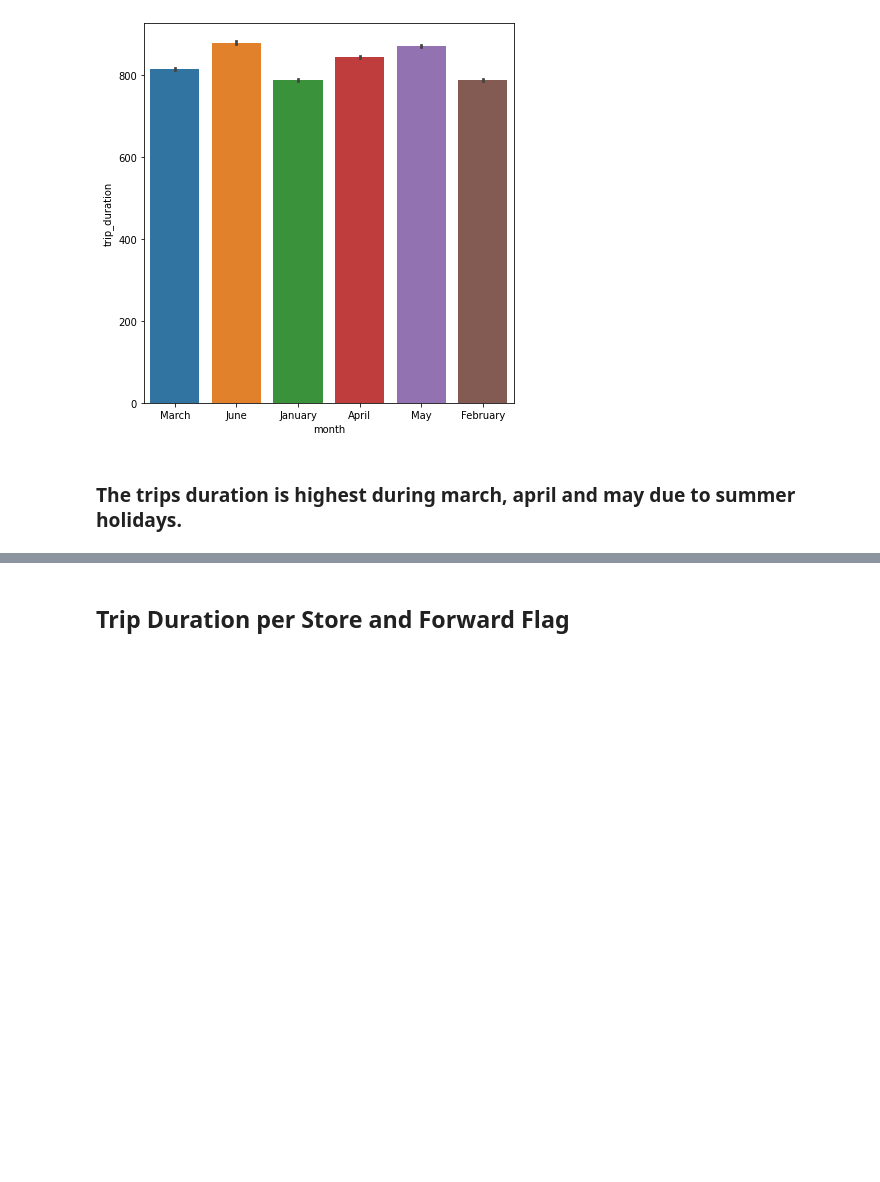
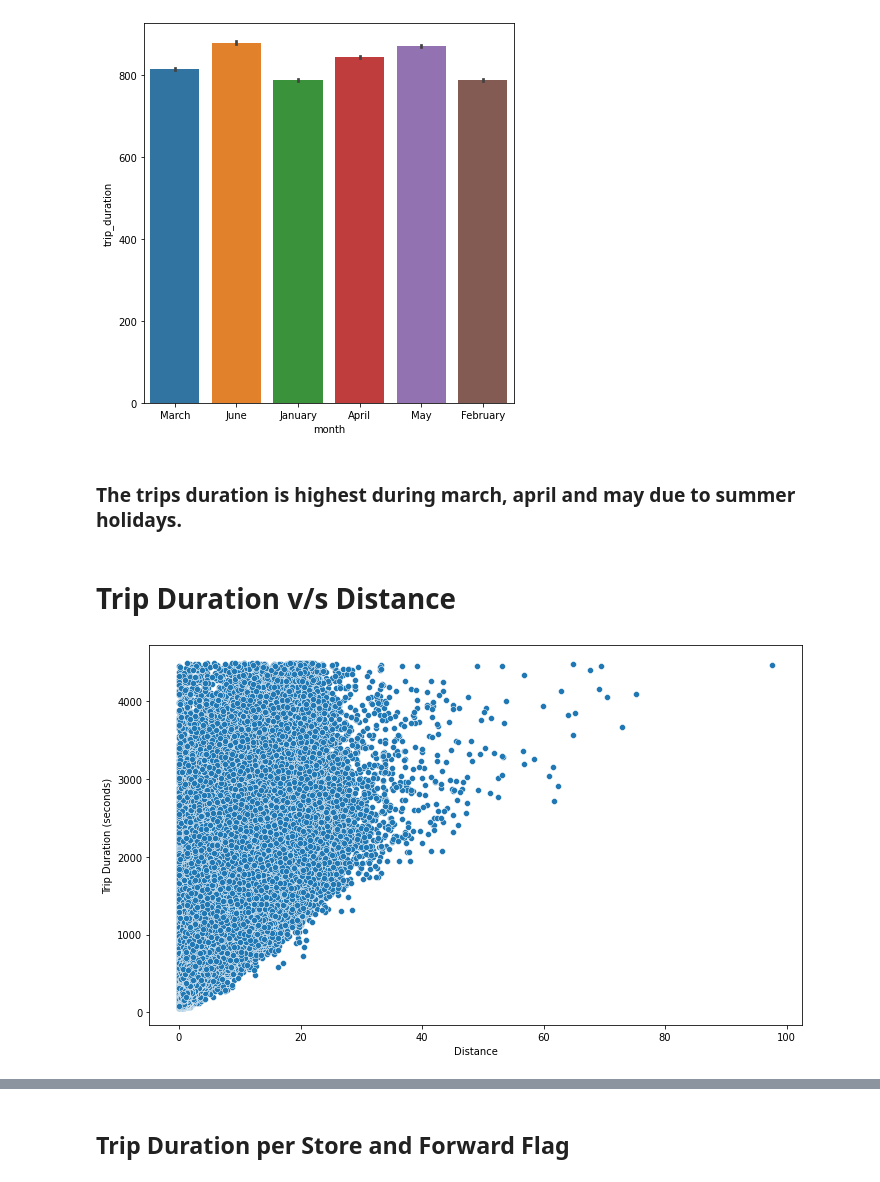
Before and after one commit to Ajay0110/NYC-Taxi-Trip-Time-Prediction, a Jupyter notebook: NYC_Taxi_Trip_Time_Prediction_Capstone_Project.ipynb, the cells around one changed output, grey strips where cells are left out. Saved outputs shown, nothing was run; the diff lists cells and outputs as text; code cells hidden in the pictures; blank space fills up the shorter version.

```diff
--- a/NYC_Taxi_Trip_Time_Prediction_Capstone_Project.ipynb
+++ b/NYC_Taxi_Trip_Time_Prediction_Capstone_Project.ipynb
@@ -589,3 +589,13 @@ sns.barplot(x="month", y='trip_duration', data=taxi_df)
 [figure]
 # %% [markdown]
 ### The trips duration is highest during march, april and may due to summer holidays.
+# %% [markdown]
+# Trip Duration v/s Distance
+# %%
+plt.figure(figsize = (10,6))
+sns.scatterplot(y='trip_duration',x='distance',data=taxi_df)
+plt.xlabel('Distance')
+plt.ylabel('Trip Duration (seconds)')
+plt.show()
+# %% [output]
+[figure, added]
```
Also changed, not shown: parts of 10 cells of this notebook.
